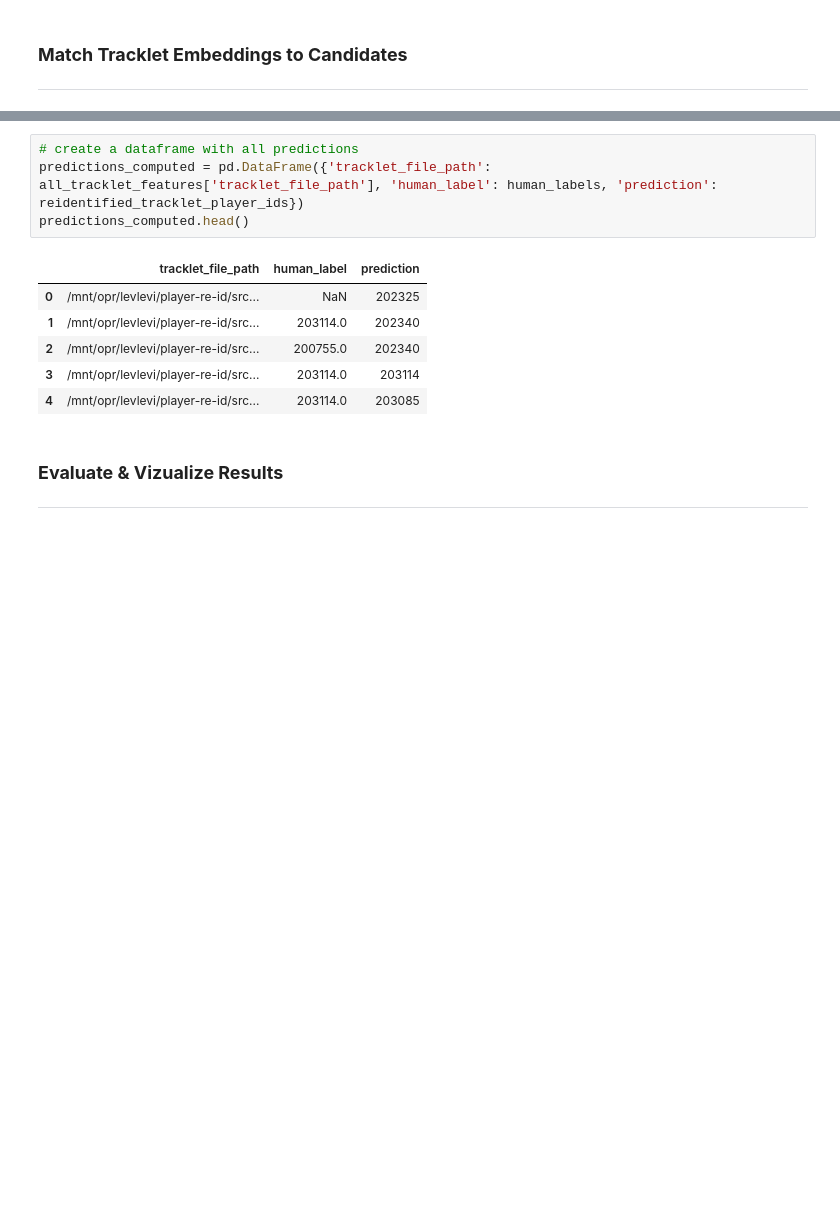
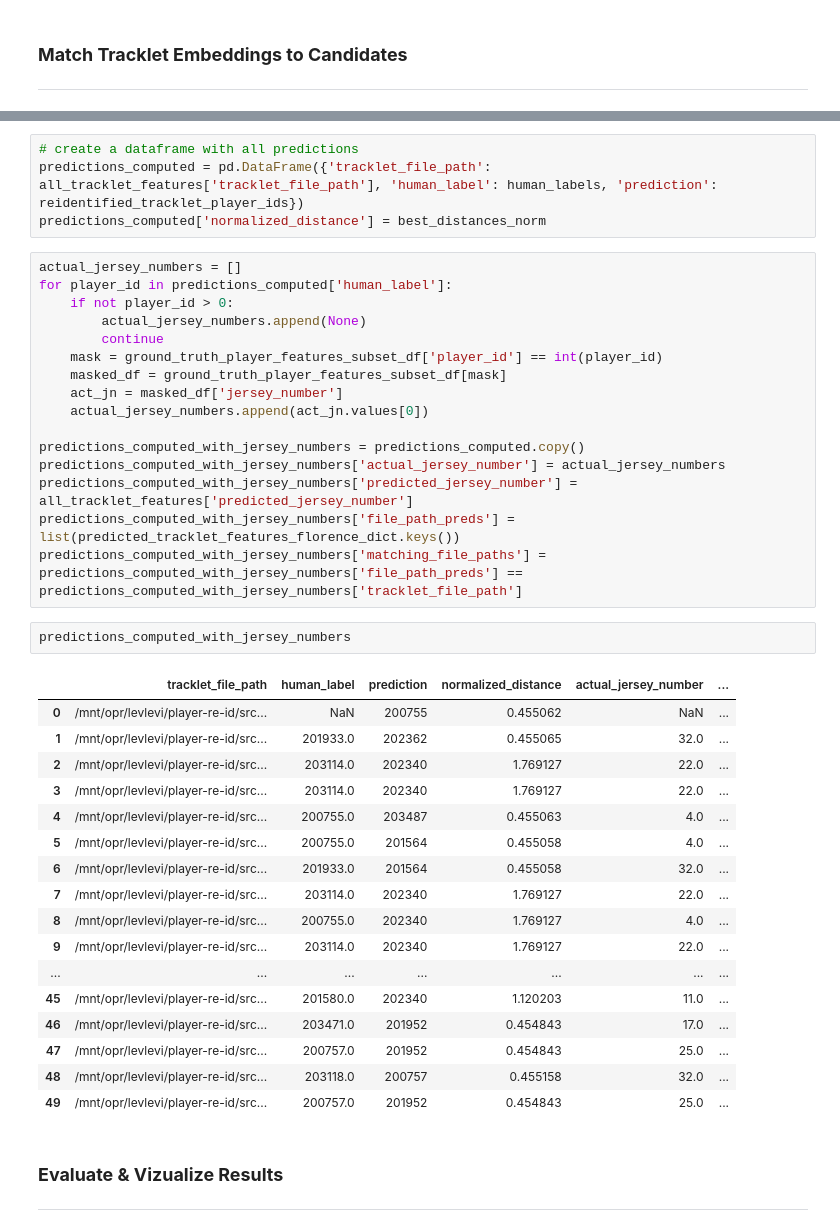
Before and after one commit to gedas-ug-projects/player-re-id, a Jupyter notebook: src/testing/embed_players/simplified_embed_players.ipynb, the cells around one changed output, grey strips where cells are left out. Drawn from its saved outputs; the diff is of its cells as text; blank space fills up the shorter version.

```diff
--- a/src/testing/embed_players/simplified_embed_players.ipynb
+++ b/src/testing/embed_players/simplified_embed_players.ipynb
@@ -326,14 +337,43 @@ for tracklet_index, tracklet_row in enumerate(all_tracklet_features.itertuples()
 # %%
 # create a dataframe with all predictions
 predictions_computed = pd.DataFrame({'tracklet_file_path': all_tracklet_features['tracklet_file_path'], 'human_label': human_labels, 'prediction': reidentified_tracklet_player_ids})
-predictions_computed.head()
+predictions_computed['normalized_distance'] = best_distances_norm
-# %% [output]
-|  | tracklet_file_path | human_label | prediction |
-| 0 | /mnt/opr/levlevi/player-re-id/src... | NaN | 202325 |
-| 1 | /mnt/opr/levlevi/player-re-id/src... | 203114.0 | 202340 |
-| 2 | /mnt/opr/levlevi/player-re-id/src... | 200755.0 | 202340 |
-| 3 | /mnt/opr/levlevi/player-re-id/src... | 203114.0 | 203114 |
-| 4 | /mnt/opr/levlevi/player-re-id/src... | 203114.0 | 203085 |
+# %%
+actual_jersey_numbers = []
+for player_id in predictions_computed['human_label']:
+    if not player_id > 0:
+        actual_jersey_numbers.append(None)
+        continue
+    mask = ground_truth_player_features_subset_df['player_id'] == int(player_id)
+    masked_df = ground_truth_player_features_subset_df[mask]
+    act_jn = masked_df['jersey_number']
+    actual_jersey_numbers.append(act_jn.values[0])
+
+predictions_computed_with_jersey_numbers = predictions_computed.copy()
+predictions_computed_with_jersey_numbers['actual_jersey_number'] = actual_jersey_numbers
+predictions_computed_with_jersey_numbers['predicted_jersey_number'] = all_tracklet_features['predicted_jersey_number']
+predictions_computed_with_jersey_numbers['file_path_preds'] = list(predicted_tracklet_features_florence_dict.keys())
+predictions_computed_with_jersey_numbers['matching_file_paths'] = predictions_computed_with_jersey_numbers['file_path_preds'] == predictions_computed_with_jersey_numbers['tracklet_file_path']
+# %%
+predictions_computed_with_jersey_numbers
+# %% [output]
+|  | tracklet_file_path | human_label | prediction | normalized_distance | actual_jersey_number | ... |
+| 0 | /mnt/opr/levlevi/player-re-id/src... | NaN | 200755 | 0.455062 | NaN | ... |
+| 1 | /mnt/opr/levlevi/player-re-id/src... | 201933.0 | 202362 | 0.455065 | 32.0 | ... |
+| 2 | /mnt/opr/levlevi/player-re-id/src... | 203114.0 | 202340 | 1.769127 | 22.0 | ... |
+| 3 | /mnt/opr/levlevi/player-re-id/src... | 203114.0 | 202340 | 1.769127 | 22.0 | ... |
+| 4 | /mnt/opr/levlevi/player-re-id/src... | 200755.0 | 203487 | 0.455063 | 4.0 | ... |
+| 5 | /mnt/opr/levlevi/player-re-id/src... | 200755.0 | 201564 | 0.455058 | 4.0 | ... |
+| 6 | /mnt/opr/levlevi/player-re-id/src... | 201933.0 | 201564 | 0.455058 | 32.0 | ... |
+| 7 | /mnt/opr/levlevi/player-re-id/src... | 203114.0 | 202340 | 1.769127 | 22.0 | ... |
+| 8 | /mnt/opr/levlevi/player-re-id/src... | 200755.0 | 202340 | 1.769127 | 4.0 | ... |
+| 9 | /mnt/opr/levlevi/player-re-id/src... | 203114.0 | 202340 | 1.769127 | 22.0 | ... |
+| ... | ... | ... | ... | ... | ... | ... |
+| 45 | /mnt/opr/levlevi/player-re-id/src... | 201580.0 | 202340 | 1.120203 | 11.0 | ... |
+| 46 | /mnt/opr/levlevi/player-re-id/src... | 203471.0 | 201952 | 0.454843 | 17.0 | ... |
+| 47 | /mnt/opr/levlevi/player-re-id/src... | 200757.0 | 201952 | 0.454843 | 25.0 | ... |
+| 48 | /mnt/opr/levlevi/player-re-id/src... | 203118.0 | 200757 | 0.455158 | 32.0 | ... |
+| 49 | /mnt/opr/levlevi/player-re-id/src... | 200757.0 | 201952 | 0.454843 | 25.0 | ... |
 # %% [markdown]
 ### **Evaluate & Vizualize Results**
 ***
```
Also changed, not shown: parts of 10 cells of this notebook, 21 other files.
